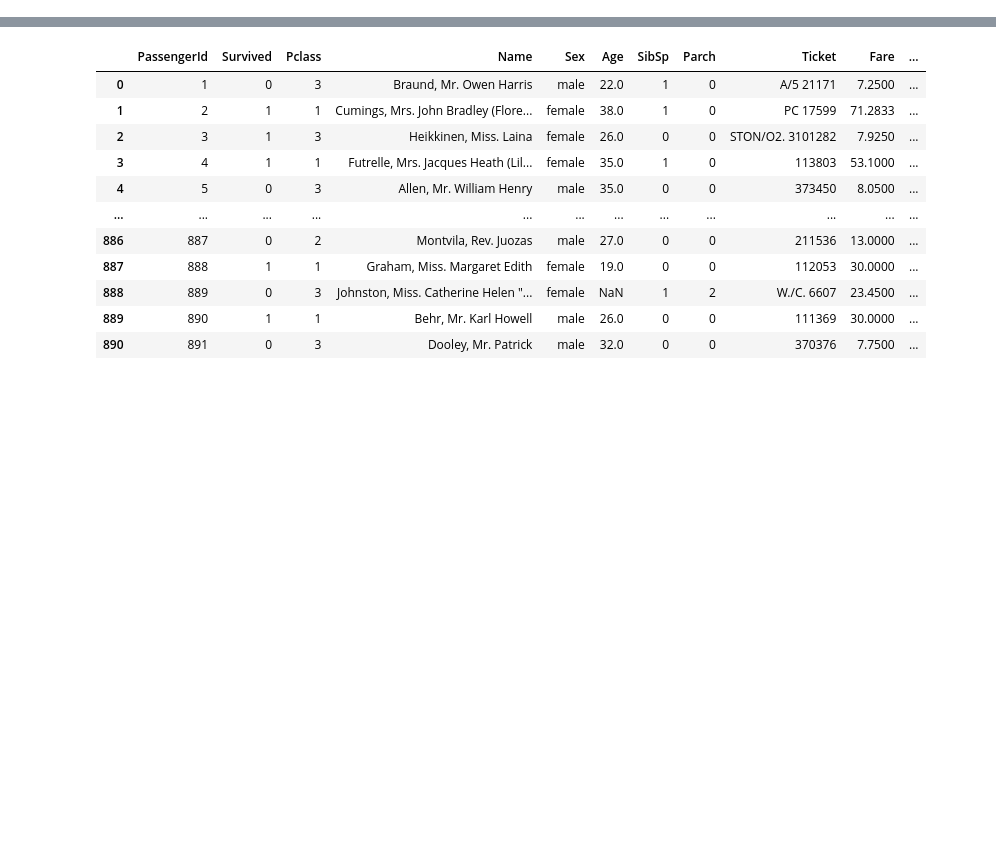
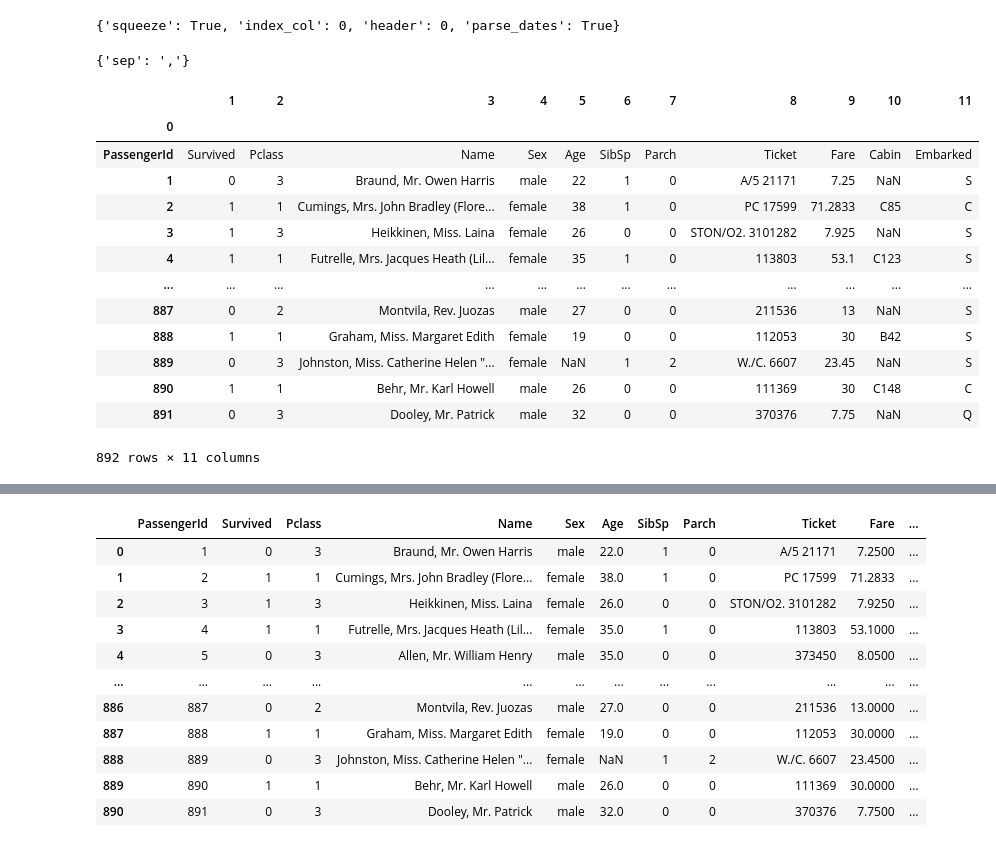
Before and after one commit to bsy3719/pandas_example, a Jupyter notebook: read_csv.ipynb, the cells around one changed output, grey strips where cells are left out. Drawn from its saved outputs; the diff is of its cells as text; code cells hidden in the pictures; blank space fills up the shorter version.

```diff
--- a/read_csv_test.ipynb
+++ b/read_csv.ipynb
@@ -1,2 +1,6 @@
 # %%
 import pandas as pd
+# %%
+def read_csv(path, **kwargs):
+    df = pd.read_csv(path, **kwargs)
+    return df
@@ -2,0 +23,31 @@ import pandas as pd
+# %%
+params = {"squeeze": True, "index_col": 0, "header": None, "parse_dates": True}
+params.update({'header': 0})
+params
+# %% [output]
+{'squeeze': True, 'index_col': 0, 'header': 0, 'parse_dates': True}
+# %%
+def read_csv(path, **kwargs):
+    params = {"squeeze": True, "index_col": 0, "header": None, "parse_dates": True}
+    params.update(**kwargs)
+    print(kwargs)
+    df = pd.read_csv(path, **params)
+    return df
+# %%
+read_csv(path='./data/titanic.csv',sep = ",")
+# %% [output]
+{'sep': ','}
+|  | 1 | 2 | 3 | 4 | 5 | 6 | 7 | 8 | 9 | 10 | 11 |
+| 0 |  |  |  |  |  |  |  |  |  |  |  |
+| PassengerId | Survived | Pclass | Name | Sex | Age | SibSp | Parch | Ticket | Fare | Cabin | Embarked |
+| 1 | 0 | 3 | Braund, Mr. Owen Harris | male | 22 | 1 | 0 | A/5 21171 | 7.25 | NaN | S |
+| 2 | 1 | 1 | Cumings, Mrs. John Bradley (Flore... | female | 38 | 1 | 0 | PC 17599 | 71.2833 | C85 | C |
+| 3 | 1 | 3 | Heikkinen, Miss. Laina | female | 26 | 0 | 0 | STON/O2. 3101282 | 7.925 | NaN | S |
+| 4 | 1 | 1 | Futrelle, Mrs. Jacques Heath (Lil... | female | 35 | 1 | 0 | 113803 | 53.1 | C123 | S |
+| ... | ... | ... | ... | ... | ... | ... | ... | ... | ... | ... | ... |
+| 887 | 0 | 2 | Montvila, Rev. Juozas | male | 27 | 0 | 0 | 211536 | 13 | NaN | S |
+| 888 | 1 | 1 | Graham, Miss. Margaret Edith | female | 19 | 0 | 0 | 112053 | 30 | B42 | S |
+| 889 | 0 | 3 | Johnston, Miss. Catherine Helen "... | female | NaN | 1 | 2 | W./C. 6607 | 23.45 | NaN | S |
+| 890 | 1 | 1 | Behr, Mr. Karl Howell | male | 26 | 0 | 0 | 111369 | 30 | C148 | C |
+| 891 | 0 | 3 | Dooley, Mr. Patrick | male | 32 | 0 | 0 | 370376 | 7.75 | NaN | Q |
+892 rows × 11 columns
```
Also changed, not shown: parts of 18 cells of this notebook, 12 other files.
